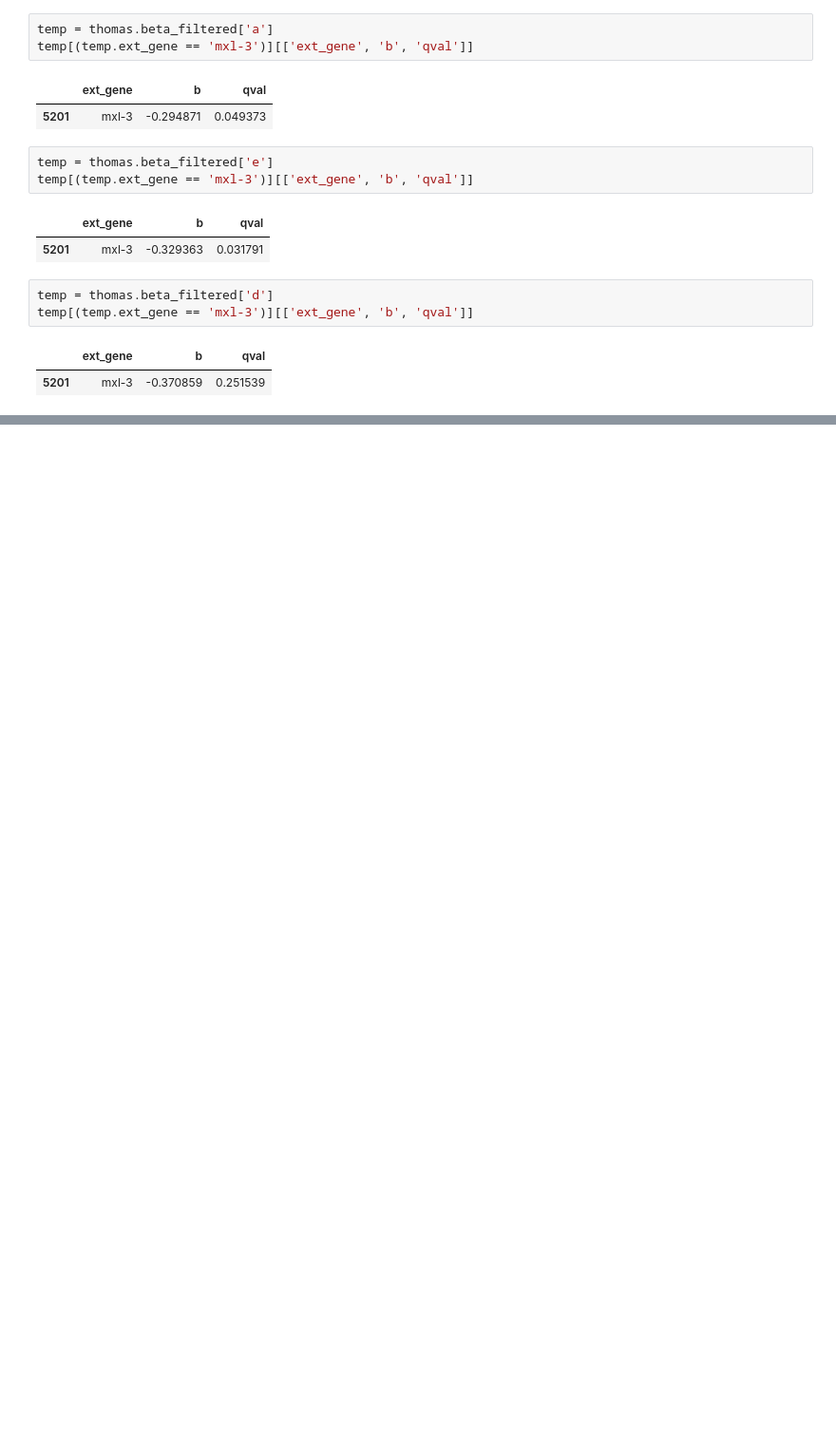
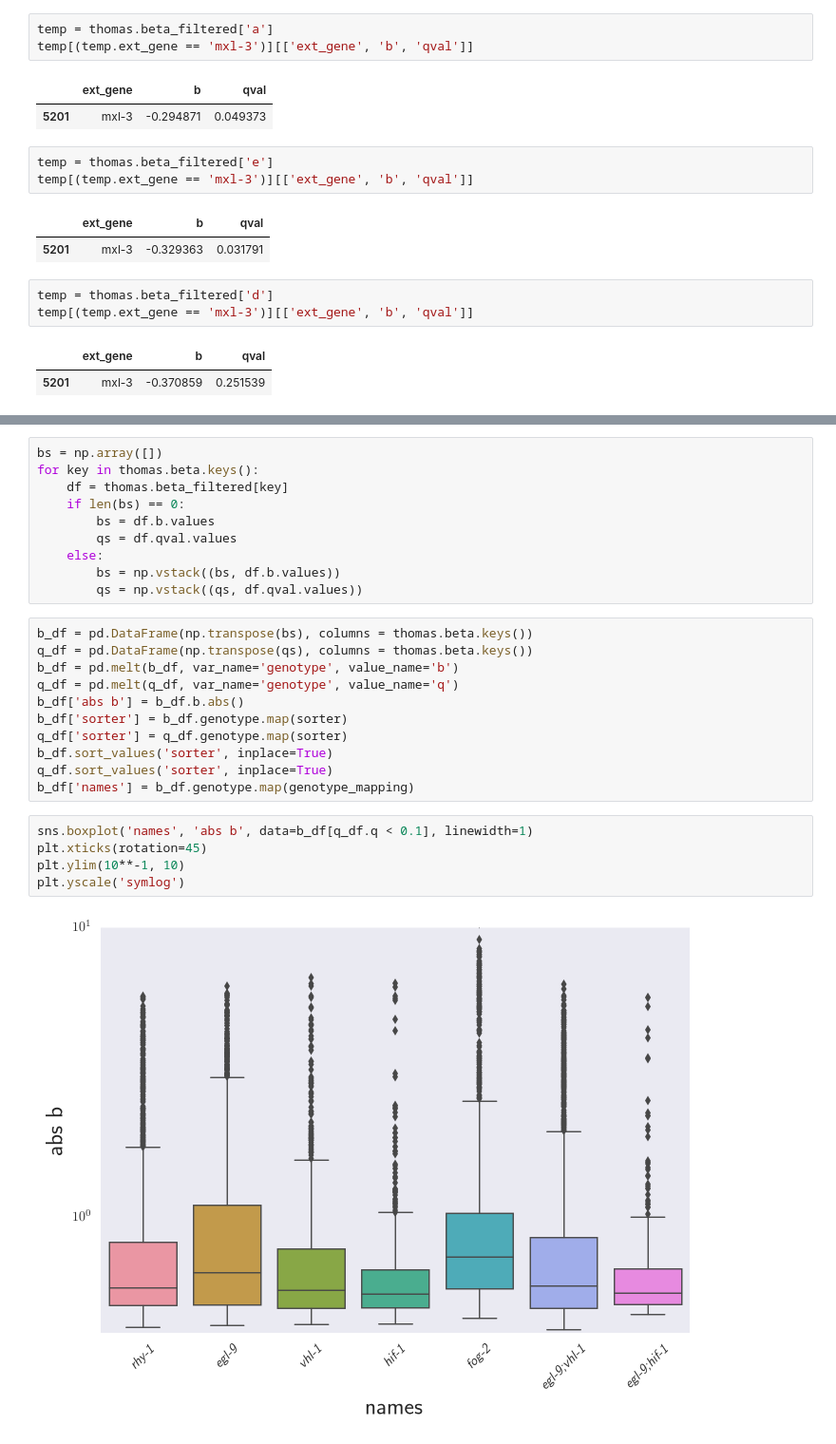
Before and after one commit to WormLabCaltech/mprsq, a Jupyter notebook: src/Genetic Analysis of RNA-Seq Data.ipynb, the cells around one changed output, grey strips where cells are left out. Shown at 95% size. Drawn from its saved outputs; the diff is of its cells as text; blank space fills up the shorter version.

```diff
--- a/src/Genetic Analysis of RNA-Seq Data.ipynb
+++ b/src/Genetic Analysis of RNA-Seq Data.ipynb
@@ -1758,3 +1803,31 @@ html = file_html(p, CDN, "my plot")
 HTML(html)
 # %% [output]
 [interactive output not drawn]
+# %%
+bs = np.array([])
+for key in thomas.beta.keys():
+    df = thomas.beta_filtered[key]
+    if len(bs) == 0:
+        bs = df.b.values
+        qs = df.qval.values
+    else:
+        bs = np.vstack((bs, df.b.values))
+        qs = np.vstack((qs, df.qval.values))
+# %%
+b_df = pd.DataFrame(np.transpose(bs), columns = thomas.beta.keys())
+q_df = pd.DataFrame(np.transpose(qs), columns = thomas.beta.keys())
+b_df = pd.melt(b_df, var_name='genotype', value_name='b')
+q_df = pd.melt(q_df, var_name='genotype', value_name='q')
+b_df['abs b'] = b_df.b.abs()
+b_df['sorter'] = b_df.genotype.map(sorter)
+q_df['sorter'] = q_df.genotype.map(sorter)
+b_df.sort_values('sorter', inplace=True)
+q_df.sort_values('sorter', inplace=True)
+b_df['names'] = b_df.genotype.map(genotype_mapping)
+# %%
+sns.boxplot('names', 'abs b', data=b_df[q_df.q < 0.1], linewidth=1)
+plt.xticks(rotation=45)
+plt.ylim(10**-1, 10)
+plt.yscale('symlog')
+# %% [output]
+[figure, added]
```
Also changed, not shown: parts of 8 cells of this notebook, 14 other files.
